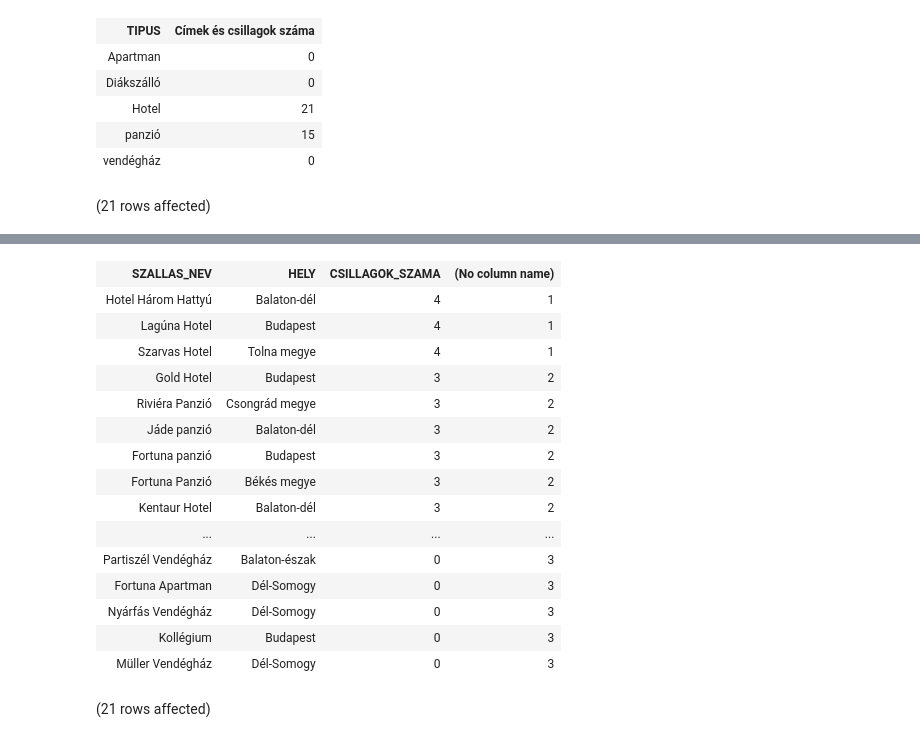
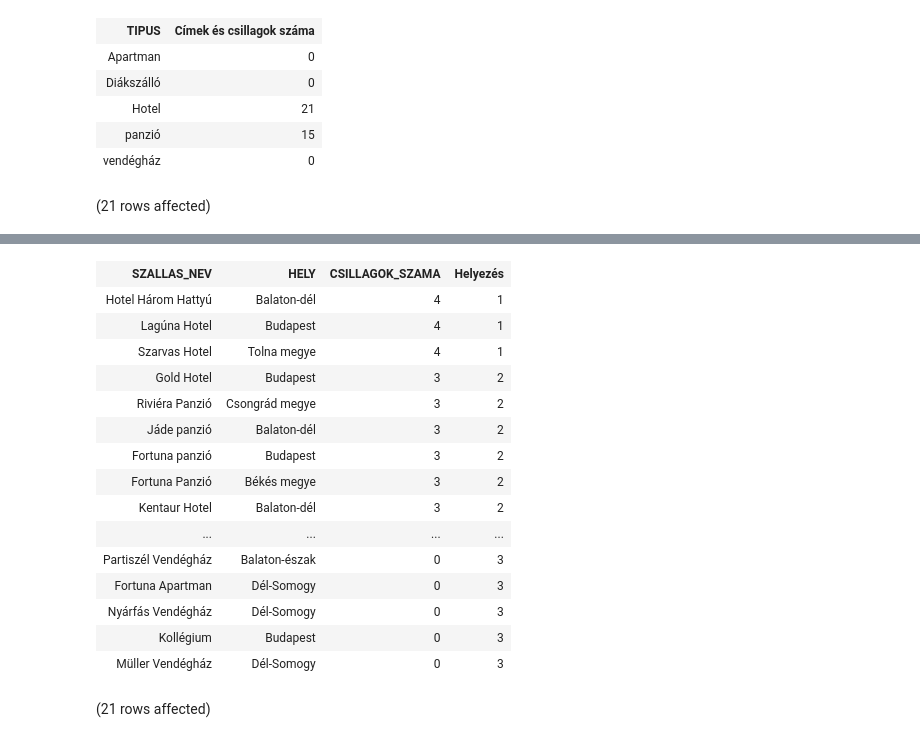
Before and after one commit to Zsoltika1232/adatbazis, a Jupyter notebook: Beadandó_VZsolt.ipynb, the cells around one changed output, grey strips where cells are left out. Cells and saved outputs as stored; diff of their text form; code cells hidden in the pictures.

```diff
--- a/Beadandó_VZsolt.ipynb
+++ b/Beadandó_VZsolt.ipynb
@@ -32,6 +32,6 @@ Total execution time: 00:00:00.044
 | panzió | 15 |
 | vendégház | 0 |
 # %%
-SELECT SZALLAS_NEV,HELY,CSILLAGOK_SZAMA,dense_rank() over(order by CSILLAGOK_SZAMA desc) from Szallashely;
+SELECT SZALLAS_NEV,HELY,CSILLAGOK_SZAMA,dense_rank() over(order by CSILLAGOK_SZAMA desc) as "Helyezés" from Szallashely;
 # %% [output]
 (21 rows affected)
@@ -39,4 +39,4 @@ Total execution time: 00:00:00.047
-| SZALLAS_NEV | HELY | CSILLAGOK_SZAMA | (No column name) |
+| SZALLAS_NEV | HELY | CSILLAGOK_SZAMA | Helyezés |
 | Hotel Három Hattyú | Balaton-dél | 4 | 1 |
 | Lagúna Hotel | Budapest | 4 | 1 |
 | Szarvas Hotel | Tolna megye | 4 | 1 |
```
Also changed, not shown: parts of 1 cell of this notebook.
